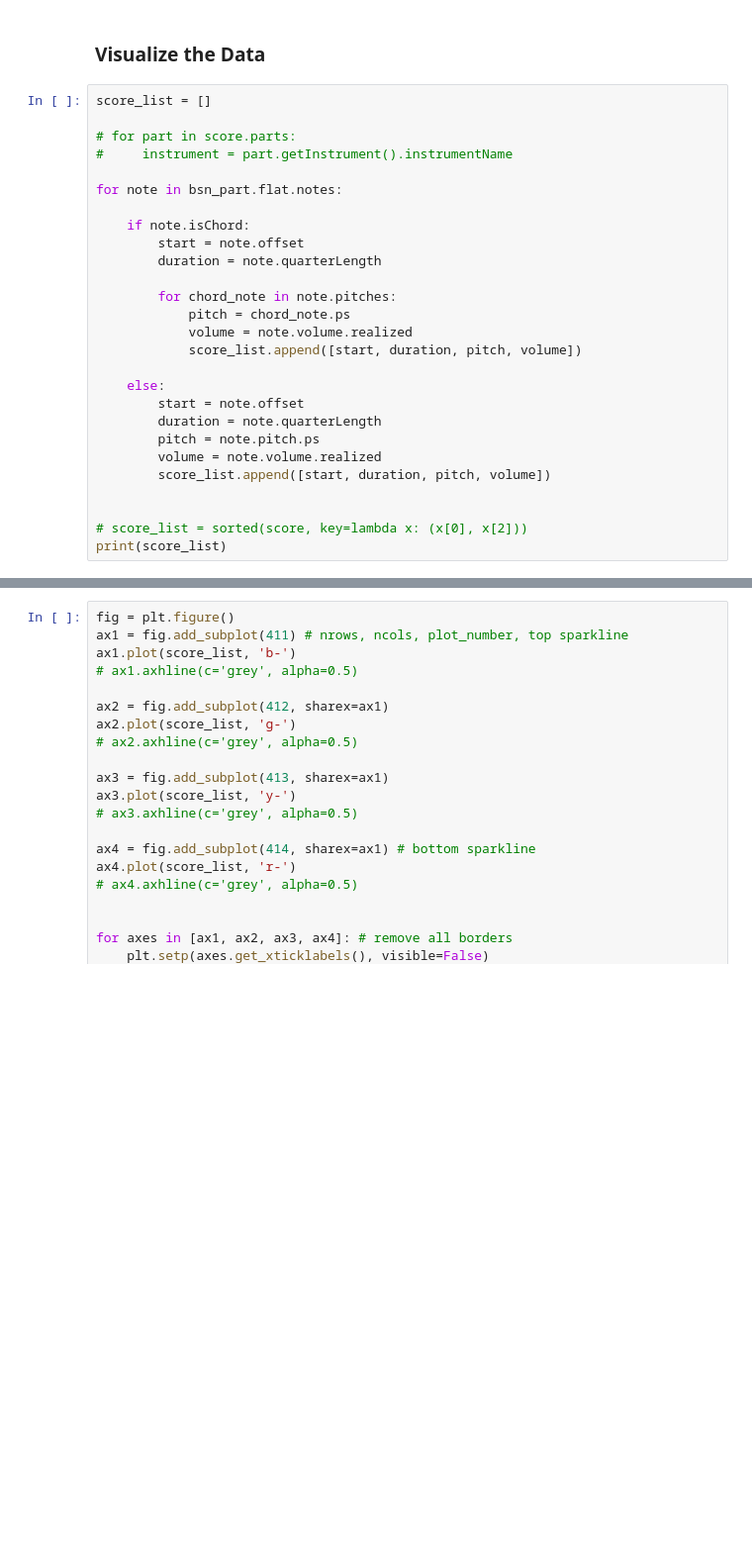
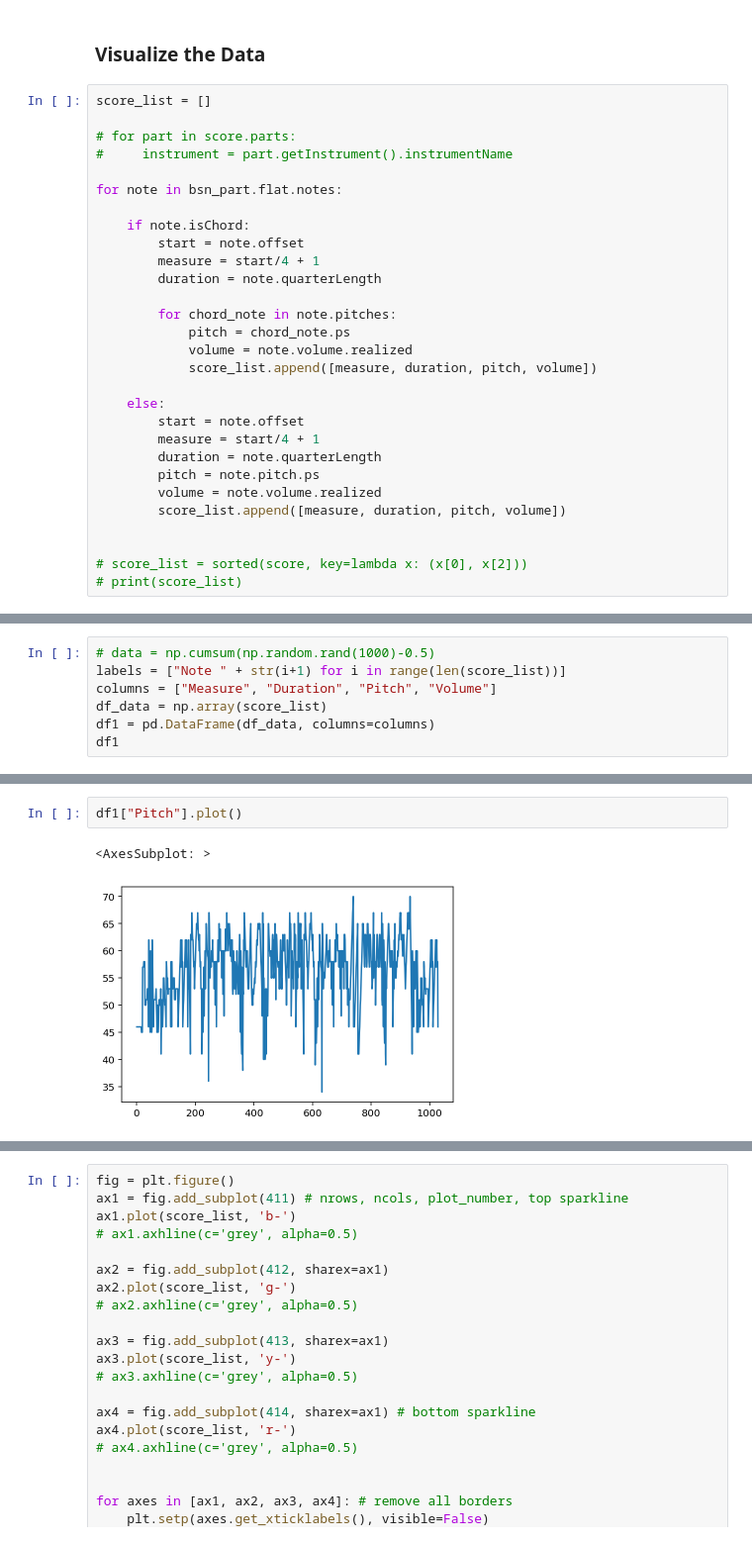
Before and after one commit to taylorakin17/music-visualizer, a Jupyter notebook: src/mxlExploration.ipynb, the cells around one changed output, grey strips where cells are left out. Shown at 99% size. Cells and saved outputs as stored; diff of their text form; blank space fills up the shorter version.

Commit message:
Pandas and data visualization

```diff
--- a/src/mxlExploration.ipynb
+++ b/src/mxlExploration.ipynb
@@ -104,20 +106,22 @@ for note in bsn_part.flat.notes:
 
     if note.isChord:
         start = note.offset
+        measure = start/4 + 1
         duration = note.quarterLength
 
         for chord_note in note.pitches:
             pitch = chord_note.ps
             volume = note.volume.realized
-            score_list.append([start, duration, pitch, volume])
+            score_list.append([measure, duration, pitch, volume])
 
     else:
         start = note.offset
+        measure = start/4 + 1
         duration = note.quarterLength
         pitch = note.pitch.ps
         volume = note.volume.realized
-        score_list.append([start, duration, pitch, volume])
+        score_list.append([measure, duration, pitch, volume])
 
 
 # score_list = sorted(score, key=lambda x: (x[0], x[2]))
-print(score_list)
+# print(score_list)
@@ -146,0 +128,7 @@ data = data - np.mean(data)
+# %%
+# data = np.cumsum(np.random.rand(1000)-0.5)
+labels = ["Note " + str(i+1) for i in range(len(score_list))]
+columns = ["Measure", "Duration", "Pitch", "Volume"]
+df_data = np.array(score_list)
+df1 = pd.DataFrame(df_data, columns=columns)
+df1
@@ -146,0 +161,5 @@ data = data - np.mean(data)
+# %%
+df1["Pitch"].plot()
+# %% [output]
+<AxesSubplot: >
+[figure, added]
```
Also changed, not shown: parts of 7 cells of this notebook.
